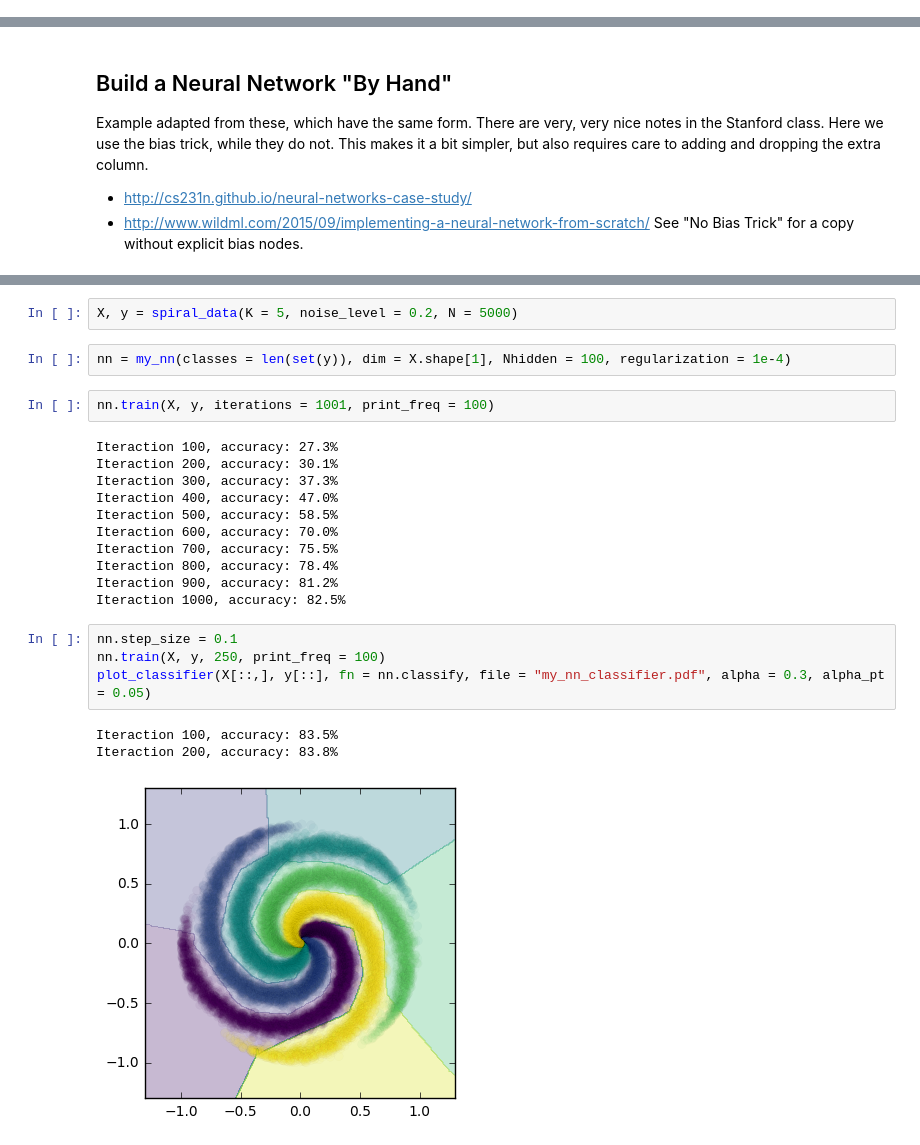
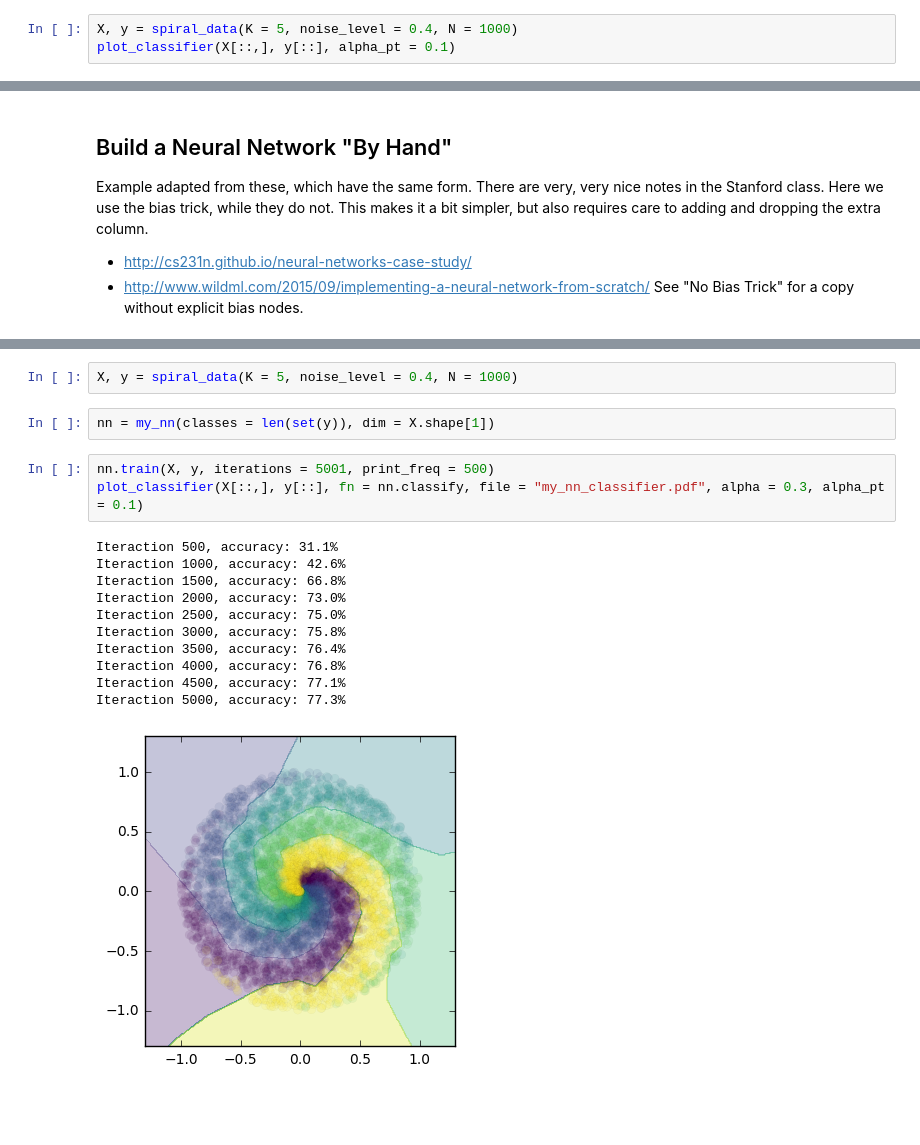
Before and after one commit to harris-ippp/lectures, a Jupyter notebook: 09/ex/Simple Neural Network.ipynb, the cells around one changed output, grey strips where cells are left out. Cells and saved outputs as stored; diff of their text form; blank space fills up the shorter version.

```diff
--- a/09/ex/Simple Neural Network.ipynb
+++ b/09/ex/Simple Neural Network.ipynb
@@ -92,3 +92,6 @@ def blob_data(X = 2, Y = 2, N = 1000, D = 2, correlated = 0.5, noise_level = 1.0
         cat[ix] = j
 
     return par, cat
+# %%
+X, y = spiral_data(K = 5, noise_level = 0.4, N = 1000)
+plot_classifier(X[::,], y[::], alpha_pt = 0.1)
@@ -192,27 +186,21 @@ class my_nn():
                 print('Iteraction {}, accuracy: {:.1f}%'.\
                       format(it, 100. * np.mean(nn.classify(X) == y)))
 # %%
-X, y = spiral_data(K = 5, noise_level = 0.2, N = 5000)
+X, y = spiral_data(K = 5, noise_level = 0.4, N = 1000)
 # %%
-nn = my_nn(classes = len(set(y)), dim = X.shape[1], Nhidden = 100, regularization = 1e-4)
+nn = my_nn(classes = len(set(y)), dim = X.shape[1])
-# %%
-nn.train(X, y, iterations = 1001, print_freq = 100)
-# %% [output]
-Iteraction 100, accuracy: 27.3%
-Iteraction 200, accuracy: 30.1%
-Iteraction 300, accuracy: 37.3%
-Iteraction 400, accuracy: 47.0%
-Iteraction 500, accuracy: 58.5%
-Iteraction 600, accuracy: 70.0%
-Iteraction 700, accuracy: 75.5%
-Iteraction 800, accuracy: 78.4%
-Iteraction 900, accuracy: 81.2%
-Iteraction 1000, accuracy: 82.5%
 # %%
-nn.step_size = 0.1
-nn.train(X, y, 250, print_freq = 100)
-plot_classifier(X[::,], y[::], fn = nn.classify, file = "my_nn_classifier.pdf", alpha = 0.3, alpha_pt = 0.05)
+nn.train(X, y, iterations = 5001, print_freq = 500)
+plot_classifier(X[::,], y[::], fn = nn.classify, file = "my_nn_classifier.pdf", alpha = 0.3, alpha_pt = 0.1)
 # %% [output]
-Iteraction 100, accuracy: 83.5%
-Iteraction 200, accuracy: 83.8%
+Iteraction 500, accuracy: 31.1%
+Iteraction 1000, accuracy: 42.6%
+Iteraction 1500, accuracy: 66.8%
+Iteraction 2000, accuracy: 73.0%
+Iteraction 2500, accuracy: 75.0%
+Iteraction 3000, accuracy: 75.8%
+Iteraction 3500, accuracy: 76.4%
+Iteraction 4000, accuracy: 76.8%
+Iteraction 4500, accuracy: 77.1%
+Iteraction 5000, accuracy: 77.3%
-[figure, old version]
+[figure, new version]
```
Also changed, not shown: parts of 2 cells of this notebook, 2 other files.
